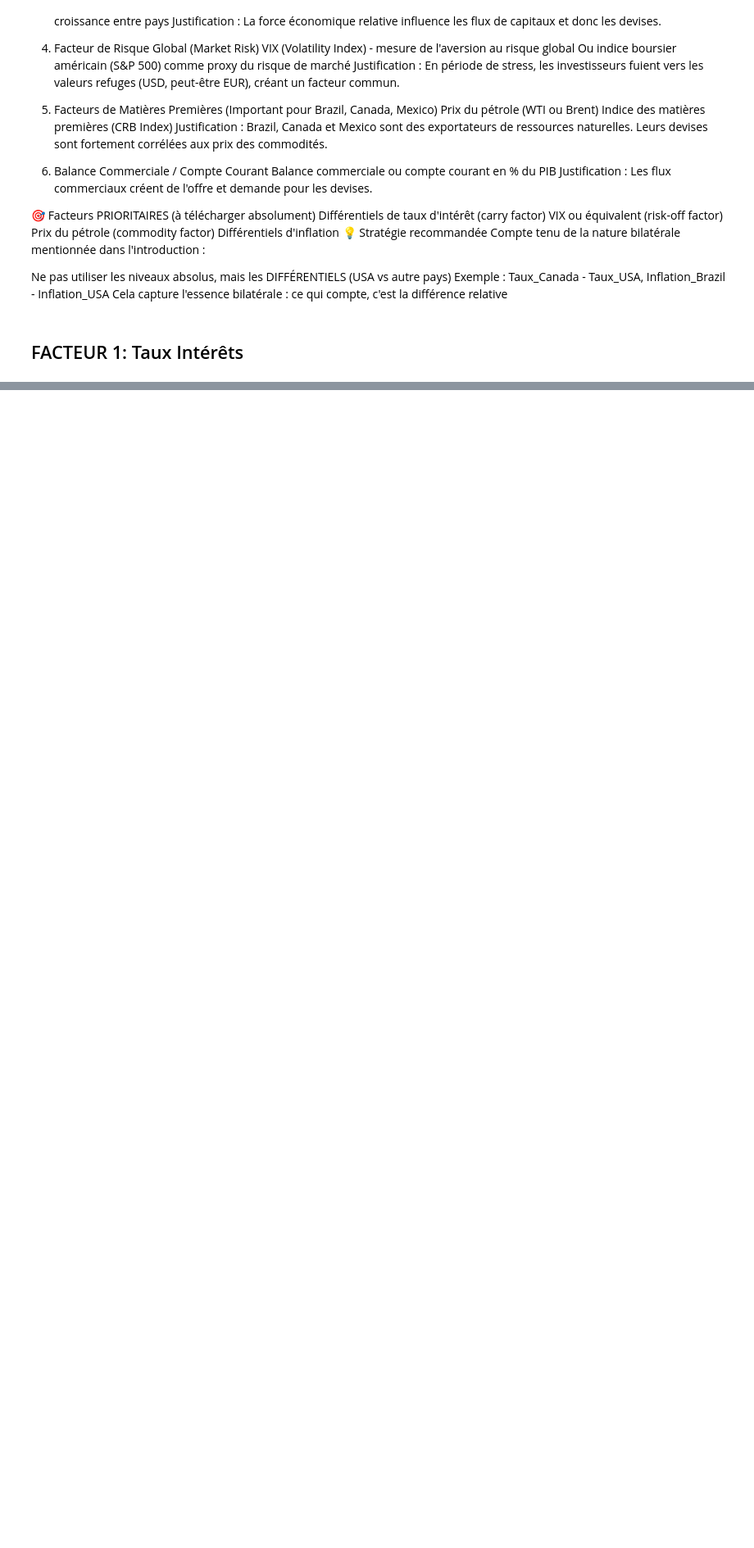
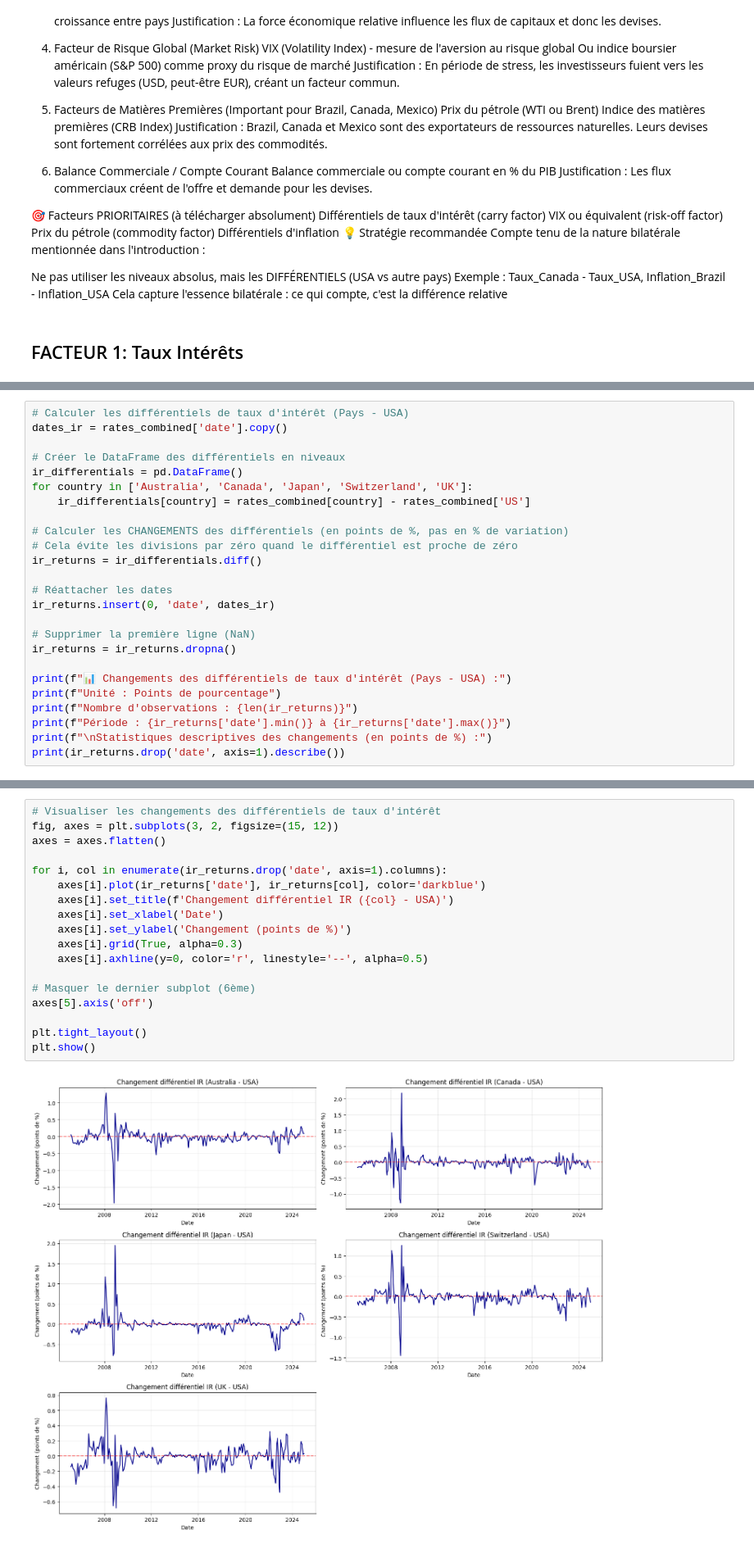
Before and after one commit to Lilas-Bertot/ETUDE-DE-CAS-2, a Jupyter notebook: Étude de cas 2.ipynb, the cells around one changed output, grey strips where cells are left out. Shown at 82% size. Drawn from its saved outputs; the diff is of its cells as text; blank space fills up the shorter version.

```diff
--- a/Étude de cas 2.ipynb
+++ b/Étude de cas 2.ipynb
@@ -398,0 +389,25 @@ Lignes supprimées : 1
+# %%
+# Calculer les différentiels de taux d'intérêt (Pays - USA)
+dates_ir = rates_combined['date'].copy()
+
+# Créer le DataFrame des différentiels en niveaux
+ir_differentials = pd.DataFrame()
+for country in ['Australia', 'Canada', 'Japan', 'Switzerland', 'UK']:
+    ir_differentials[country] = rates_combined[country] - rates_combined['US']
+
+# Calculer les CHANGEMENTS des différentiels (en points de %, pas en % de variation)
+# Cela évite les divisions par zéro quand le différentiel est proche de zéro
+ir_returns = ir_differentials.diff()
+
+# Réattacher les dates
+ir_returns.insert(0, 'date', dates_ir)
+
+# Supprimer la première ligne (NaN)
+ir_returns = ir_returns.dropna()
+
+print(f"📊 Changements des différentiels de taux d'intérêt (Pays - USA) :")
+print(f"Unité : Points de pourcentage")
+print(f"Nombre d'observations : {len(ir_returns)}")
+print(f"Période : {ir_returns['date'].min()} à {ir_returns['date'].max()}")
+print(f"\nStatistiques descriptives des changements (en points de %) :")
+print(ir_returns.drop('date', axis=1).describe())
@@ -398,0 +479,20 @@ Lignes supprimées : 1
+# %%
+# Visualiser les changements des différentiels de taux d'intérêt
+fig, axes = plt.subplots(3, 2, figsize=(15, 12))
+axes = axes.flatten()
+
+for i, col in enumerate(ir_returns.drop('date', axis=1).columns):
+    axes[i].plot(ir_returns['date'], ir_returns[col], color='darkblue')
+    axes[i].set_title(f'Changement différentiel IR ({col} - USA)')
+    axes[i].set_xlabel('Date')
+    axes[i].set_ylabel('Changement (points de %)')
+    axes[i].grid(True, alpha=0.3)
+    axes[i].axhline(y=0, color='r', linestyle='--', alpha=0.5)
+
+# Masquer le dernier subplot (6ème)
+axes[5].axis('off')
+
+plt.tight_layout()
+plt.show()
+# %% [output]
+[figure, added]
```
Also changed, not shown: parts of 27 cells of this notebook, 1 other file.
